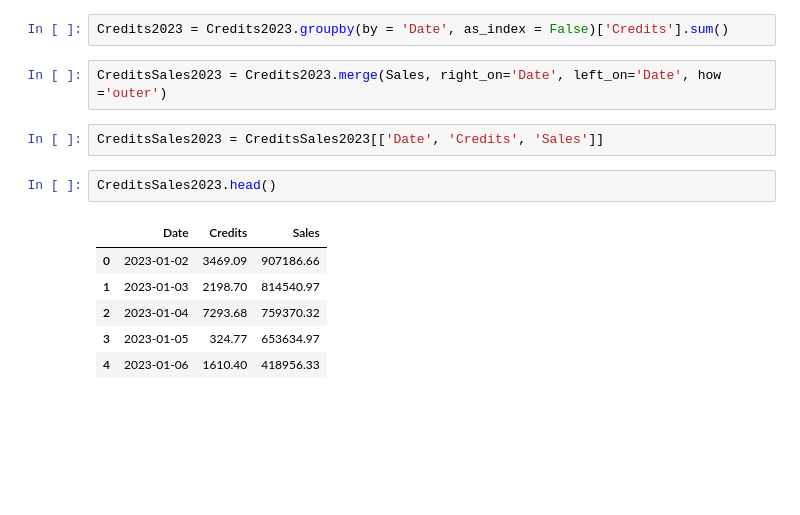
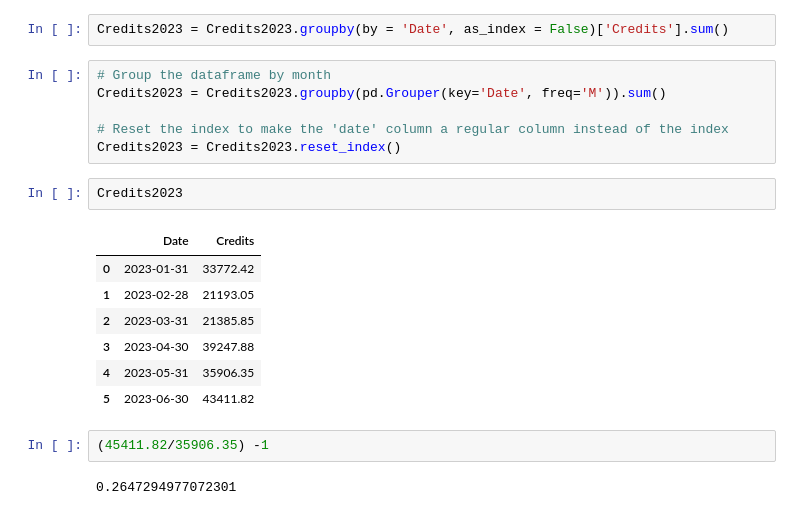
Before and after one commit to M4nuelj/Data_Processes, a Jupyter notebook: CreditsAnalysis.ipynb, the cells around one changed output. Drawn from its saved outputs; the diff is of its cells as text; blank space fills up the shorter version.

```diff
--- a/CreditsAnalysis.ipynb
+++ b/CreditsAnalysis.ipynb
@@ -310,16 +294,23 @@ Credits2023 = Credits2023[[]]
 Credits2023 = Credits2023[['Date', 'Credits']]
 # %%
 Credits2023 = Credits2023.groupby(by = 'Date', as_index = False)['Credits'].sum()
-# %%
-CreditsSales2023 = Credits2023.merge(Sales, right_on='Date', left_on='Date', how ='outer')
-# %%
-CreditsSales2023 = CreditsSales2023[['Date', 'Credits', 'Sales']]
-# %%
-CreditsSales2023.head()
-# %% [output]
-|  | Date | Credits | Sales |
-| 0 | 2023-01-02 | 3469.09 | 907186.66 |
-| 1 | 2023-01-03 | 2198.70 | 814540.97 |
-| 2 | 2023-01-04 | 7293.68 | 759370.32 |
-| 3 | 2023-01-05 | 324.77 | 653634.97 |
-| 4 | 2023-01-06 | 1610.40 | 418956.33 |
+# %%
+# Group the dataframe by month
+Credits2023 = Credits2023.groupby(pd.Grouper(key='Date', freq='M')).sum()
+
+# Reset the index to make the 'date' column a regular column instead of the index
+Credits2023 = Credits2023.reset_index()
+# %%
+Credits2023
+# %% [output]
+|  | Date | Credits |
+| 0 | 2023-01-31 | 33772.42 |
+| 1 | 2023-02-28 | 21193.05 |
+| 2 | 2023-03-31 | 21385.85 |
+| 3 | 2023-04-30 | 39247.88 |
+| 4 | 2023-05-31 | 35906.35 |
+| 5 | 2023-06-30 | 43411.82 |
+# %%
+(45411.82/35906.35) -1
+# %% [output]
+0.2647294977072301
```
Also changed, not shown: parts of 2 cells of this notebook.
